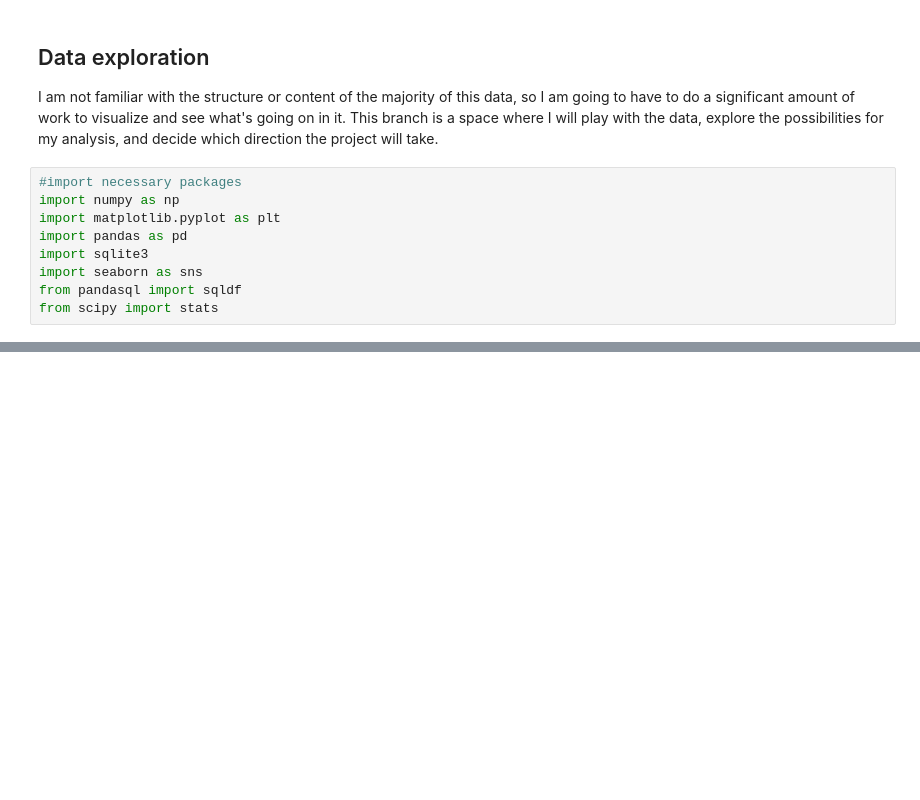
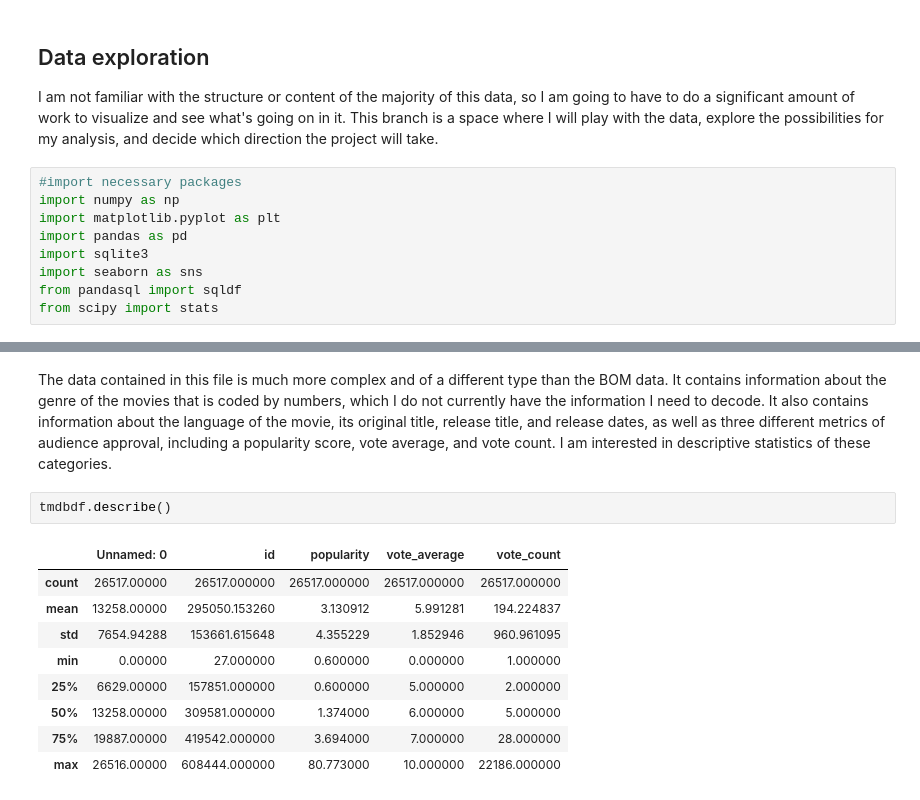
Before and after one commit to Davidkeebler/Real-Box-Office-Analysis, a Jupyter notebook: index.ipynb, the cells around one changed output, grey strips where cells are left out. Saved outputs shown, nothing was run; the diff lists cells and outputs as text; blank space fills up the shorter version.

```diff
--- a/index.ipynb
+++ b/index.ipynb
@@ -21,0 +72,14 @@ from scipy import stats
+# %% [markdown]
+The data contained in this file is much more complex and of a different type than the BOM data. It contains information about the genre of the movies that is coded by numbers, which I do not currently have the information I need to decode. It also contains information about the language of the movie, its original title, release title, and release dates, as well as three different metrics of audience approval, including a popularity score, vote average, and vote count. I am interested in descriptive statistics of these categories.
+# %%
+tmdbdf.describe()
+# %% [output]
+|  | Unnamed: 0 | id | popularity | vote_average | vote_count |
+| count | 26517.00000 | 26517.000000 | 26517.000000 | 26517.000000 | 26517.000000 |
+| mean | 13258.00000 | 295050.153260 | 3.130912 | 5.991281 | 194.224837 |
+| std | 7654.94288 | 153661.615648 | 4.355229 | 1.852946 | 960.961095 |
+| min | 0.00000 | 27.000000 | 0.600000 | 0.000000 | 1.000000 |
+| 25% | 6629.00000 | 157851.000000 | 0.600000 | 5.000000 | 2.000000 |
+| 50% | 13258.00000 | 309581.000000 | 1.374000 | 6.000000 | 5.000000 |
+| 75% | 19887.00000 | 419542.000000 | 3.694000 | 7.000000 | 28.000000 |
+| max | 26516.00000 | 608444.000000 | 80.773000 | 10.000000 | 22186.000000 |
```
Also changed, not shown: parts of 12 cells of this notebook.
